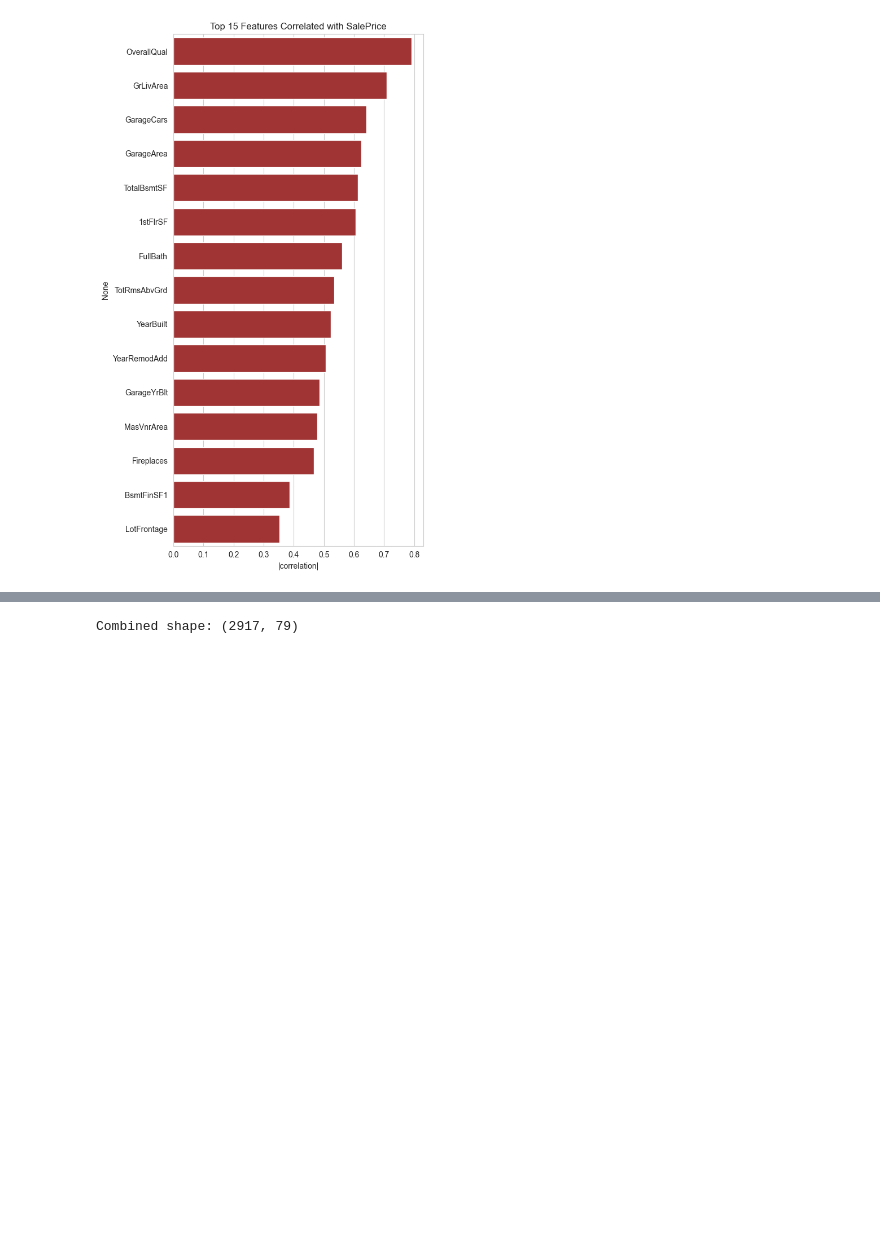
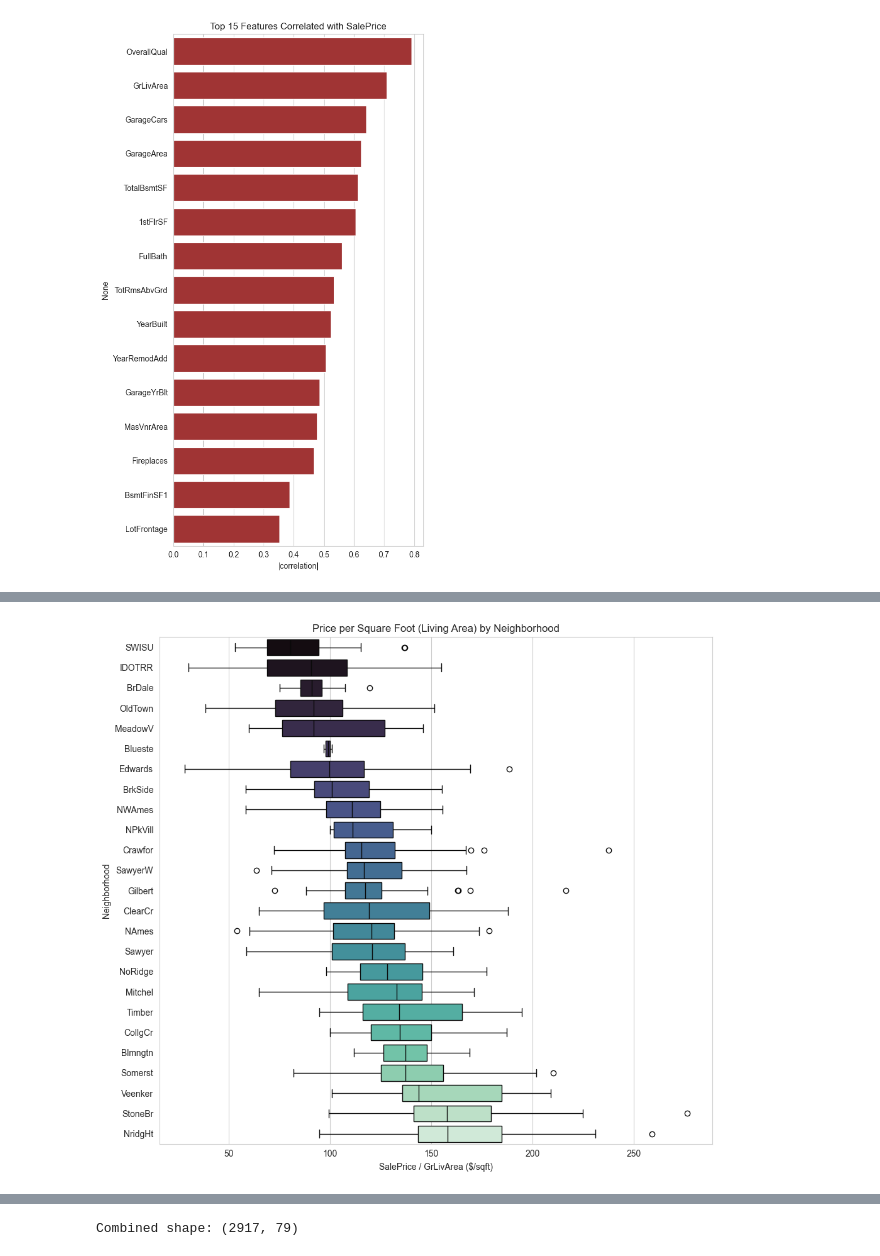
Before and after one commit to NimaNIKOOKAR/Housing-Prices-Competition-Nima-NIKOOKAR, a Jupyter notebook: house-price-notebook.ipynb, the cells around one changed output, grey strips where cells are left out. Drawn from its saved outputs; the diff is of its cells as text; code cells hidden in the pictures; blank space fills up the shorter version.

```diff
--- a/house-price-notebook.ipynb
+++ b/house-price-notebook.ipynb
@@ -235,0 +254,14 @@ plt.show()
+# %%
+train["PricePerSF"] = train["SalePrice"] / train["GrLivArea"]
+order = train.groupby("Neighborhood")["PricePerSF"].median().sort_values().index
+
+plt.figure(figsize=(10, 9))
+sns.boxplot(x="PricePerSF", y="Neighborhood", data=train, order=order, palette="mako")
+plt.title("Price per Square Foot (Living Area) by Neighborhood")
+plt.xlabel("SalePrice / GrLivArea ($/sqft)")
+plt.tight_layout()
+plt.show()
+
+train.drop(columns=["PricePerSF"], inplace=True)
+# %% [output]
+[figure, added]
```
Also changed, not shown: parts of 23 cells of this notebook, 3 other files.
